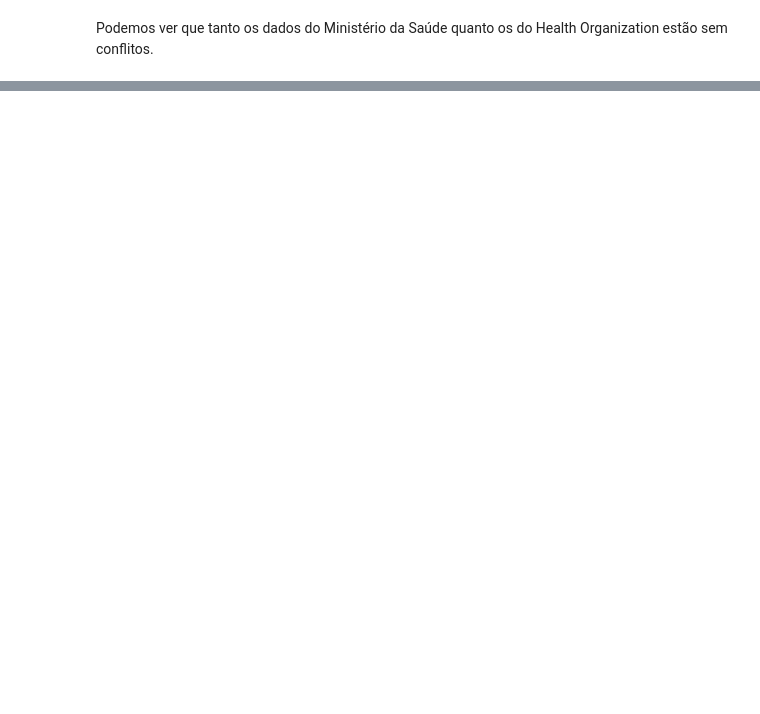
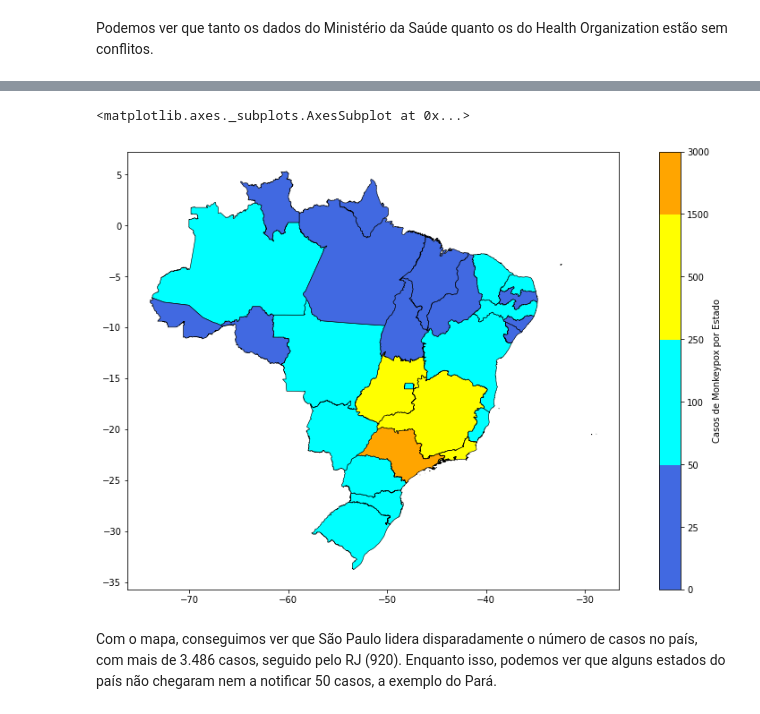
Before and after one commit to samaramms/MonkeypoxTraining, a Jupyter notebook: Monkeypox_Training.ipynb, the cells around one changed output, grey strips where cells are left out. Saved outputs shown, nothing was run; the diff lists cells and outputs as text; code cells hidden in the pictures; blank space fills up the shorter version.

```diff
--- a/Monkeypox_Training.ipynb
+++ b/Monkeypox_Training.ipynb
@@ -319,0 +415,3 @@ Podemos ver que tanto os dados do Ministério da Saúde quanto os do Health Orga
+# %%
+casos_estado_merge = pd.merge(casos_brasil_mds, brasil[['Estados', 'geometry']], on='Estados')
+casos_estado_merge
@@ -319,0 +436,15 @@ Podemos ver que tanto os dados do Ministério da Saúde quanto os do Health Orga
+# %%
+gdf = gpd.GeoDataFrame(casos_estado_merge)
+gdf
+# %%
+norm = matplotlib.colors.BoundaryNorm([0, 25, 50, 100, 250, 500, 1500, 3000], cmap.N)
+# %%
+gdf.plot(column = 'Casos Confirmados', figsize=(16,9),
+         cmap = cmap, edgecolor = 'Black', linewidth=0.6, legend = True,
+        legend_kwds={'label': "Casos de Monkeypox por Estado", 'orientation': "vertical"},
+         norm=norm)
+# %% [output]
+<matplotlib.axes._subplots.AxesSubplot at 0x...>
+[figure, added]
+# %% [markdown]
+Com o mapa, conseguimos ver que São Paulo lidera disparadamente o número de casos no país, com mais de 3.486 casos, seguido pelo RJ (920). Enquanto isso, podemos ver que alguns estados do país não chegaram nem a notificar 50 casos, a exemplo do Pará.
```
Also changed, not shown: parts of 40 cells of this notebook.
